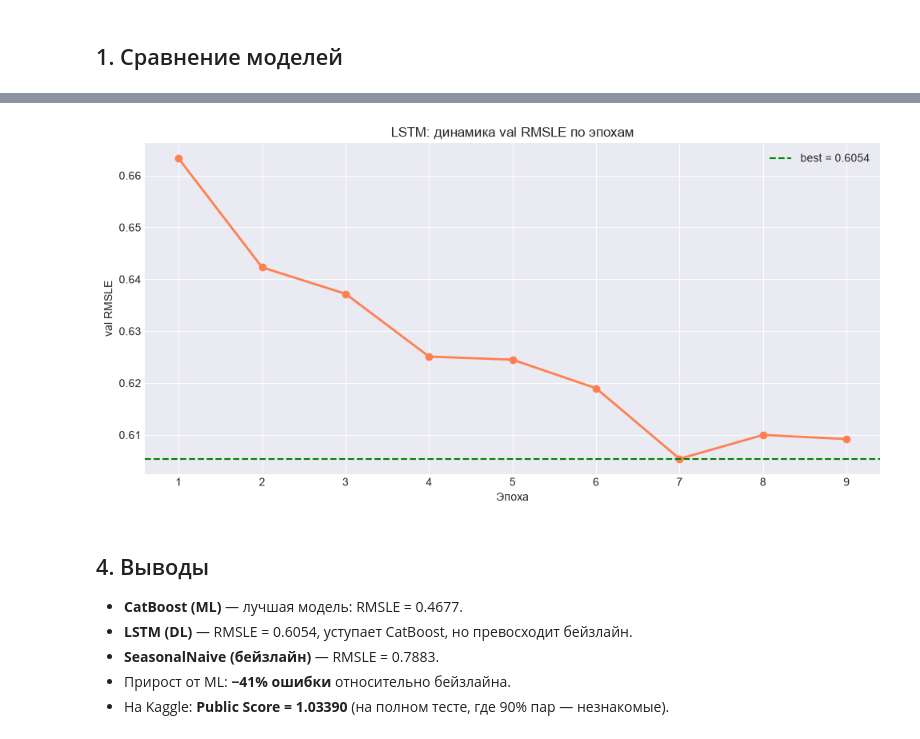
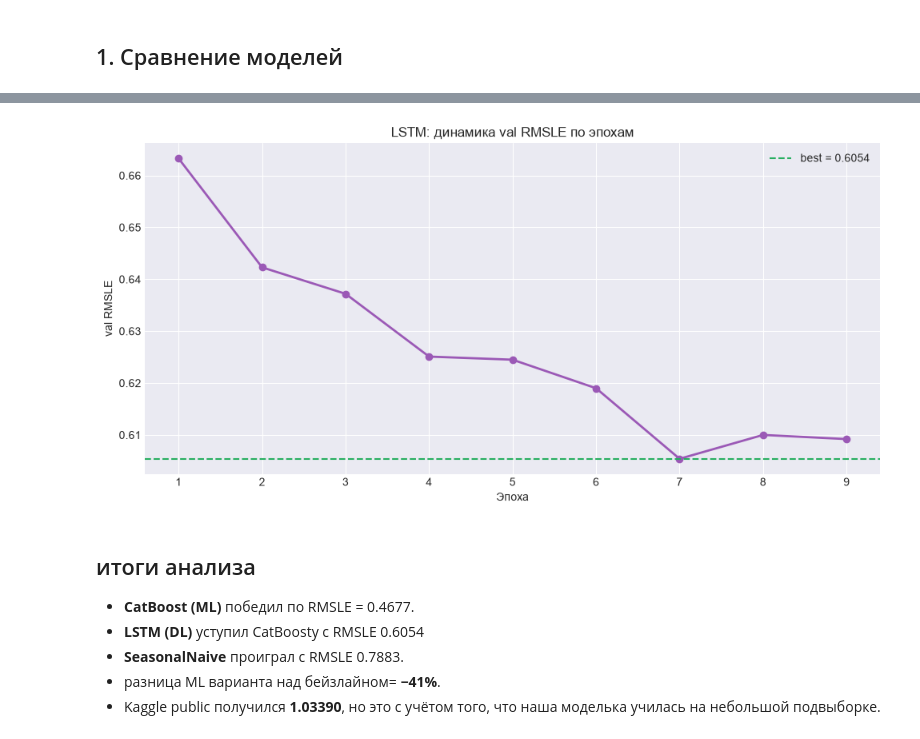
Before and after one commit to vtatiana/TS_HSE_HW3, a Jupyter notebook: results/analysis_results.ipynb, the cells around one changed output, grey strips where cells are left out. Saved outputs shown, nothing was run; the diff lists cells and outputs as text; code cells hidden in the pictures.

```diff
--- a/results/analysis_results.ipynb
+++ b/results/analysis_results.ipynb
@@ -59,25 +59,25 @@ plt.show()
 # %%
-epochs = [1, 2, 3, 4, 5, 6, 7, 8, 9]
-val_rmsle = [0.6633, 0.6423, 0.6372, 0.6251, 0.6245, 0.6190, 0.6054, 0.6100, 0.6092]
+eps= [1,2,3,4,5,6,7,8,9]
+vl= [0.6633,0.6423,0.6372,0.6251,0.6245,0.6190,0.6054,0.6100,0.6092]
 
-fig, ax = plt.subplots(figsize=(10, 5))
-ax.plot(epochs, val_rmsle, marker="o", linewidth=2, color="coral")
-ax.axhline(y=min(val_rmsle), color="green", linestyle="--",
-           label=f"best = {min(val_rmsle)}")
+fig,ax= plt.subplots(figsize=(10,5))
+ax.plot(eps,vl,marker="o",linewidth=2,color="#9b59b6")
+ax.axhline(y=min(vl),color="#27ae60",linestyle="--",
+           label=f"best = {min(vl)}")
 ax.set_xlabel("Эпоха")
 ax.set_ylabel("val RMSLE")
 ax.set_title("LSTM: динамика val RMSLE по эпохам")
 ax.legend()
 ax.grid(True)
 plt.tight_layout()
 plt.show()
 # %% [output]
-[figure, old version]
+[figure, new version]
 # %% [markdown]
-## 4. Выводы
+## итоги анализа
 
-- **CatBoost (ML)** — лучшая модель: RMSLE = 0.4677.
-- **LSTM (DL)** — RMSLE = 0.6054, уступает CatBoost, но превосходит бейзлайн.
-- **SeasonalNaive (бейзлайн)** — RMSLE = 0.7883.
-- Прирост от ML: **−41% ошибки** относительно бейзлайна.
-- На Kaggle: **Public Score = 1.03390** (на полном тесте, где 90% пар — незнакомые).
+- **CatBoost (ML)** победил по RMSLE = 0.4677.
+- **LSTM (DL)** уступил CatBoostу с RMSLE 0.6054
+- **SeasonalNaive** проиграл с RMSLE 0.7883.
+- разница ML варианта над бейзлайном= **−41%**.
+- Kaggle public получился **1.03390**, но это с учётом того, что наша моделька училась на небольшой подвыборке.
```
Also changed, not shown: parts of 6 cells of this notebook.
